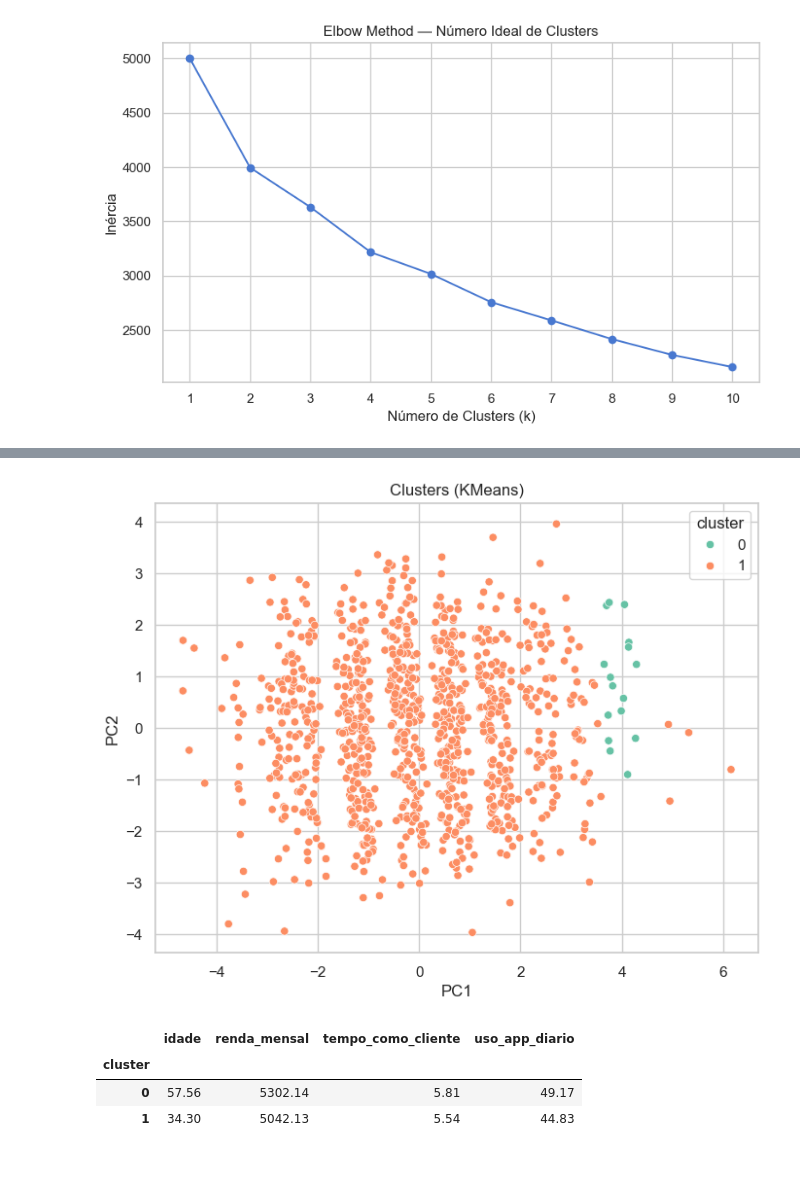
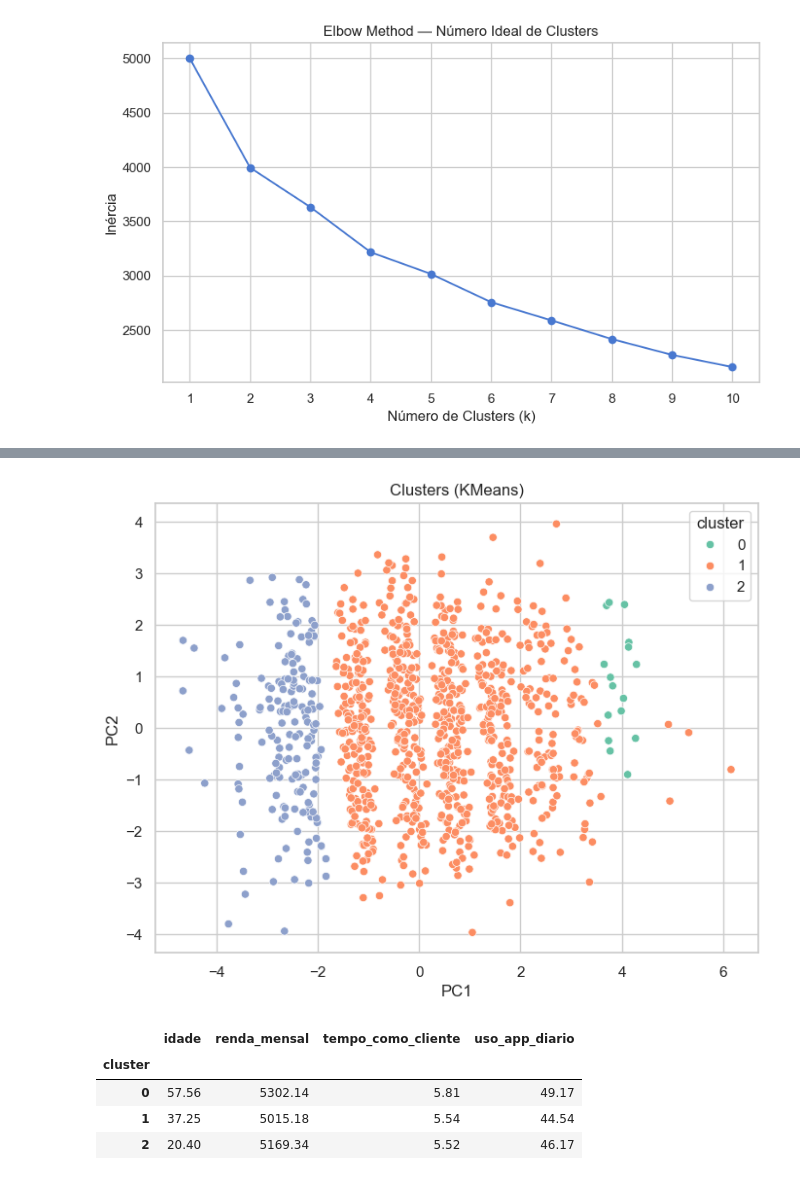
Before and after one commit to PeedroModa/teste_tecnico_dsjr, a Jupyter notebook: TesteTecnicoPedroDS.ipynb, the cells around one changed output, grey strips where cells are left out. Drawn from its saved outputs; the diff is of its cells as text; code cells hidden in the pictures.

```diff
--- a/TesteTecnicoPedroDS.ipynb
+++ b/TesteTecnicoPedroDS.ipynb
@@ -671,39 +649,40 @@ X = pd.get_dummies(X, drop_first=True)
 # -------------------------
 scaler = StandardScaler()
 X_scaled = scaler.fit_transform(X)
 
 # -------------------------
 # 3. KMeans
 # -------------------------
-kmeans = KMeans(n_clusters=2, random_state=42)
+kmeans = KMeans(n_clusters=3, random_state=42)
 clusters = kmeans.fit_predict(X_scaled)
 
 # -------------------------
 # 4. Adicionar ao DataFrame
 # -------------------------
 df["cluster"] = clusters
 
 # -------------------------
 # 5. Visualizar com PCA (opcional)
 # -------------------------
 from sklearn.decomposition import PCA
 
 pca = PCA(n_components=2)
 X_pca = pca.fit_transform(X_scaled)
 
 df_pca = pd.DataFrame(X_pca, columns=["PC1", "PC2"])
 df_pca["cluster"] = clusters
 
 plt.figure(figsize=(8,6))
 sns.scatterplot(data=df_pca, x="PC1", y="PC2", hue="cluster", palette="Set2")
 plt.title("Clusters (KMeans)")
 plt.show()
 # %% [output]
-[figure, old version]
+[figure, new version]
 # %%
 df.groupby("cluster")[["idade", "renda_mensal", "tempo_como_cliente", "uso_app_diario"]].mean().round(2)
 # %% [output]
 |  | idade | renda_mensal | tempo_como_cliente | uso_app_diario |
 | cluster |  |  |  |  |
 | 0 | 57.56 | 5302.14 | 5.81 | 49.17 |
-| 1 | 34.30 | 5042.13 | 5.54 | 44.83 |
+| 1 | 37.25 | 5015.18 | 5.54 | 44.54 |
+| 2 | 20.40 | 5169.34 | 5.52 | 46.17 |
```
Also changed, not shown: parts of 8 cells of this notebook, 1 other file.
